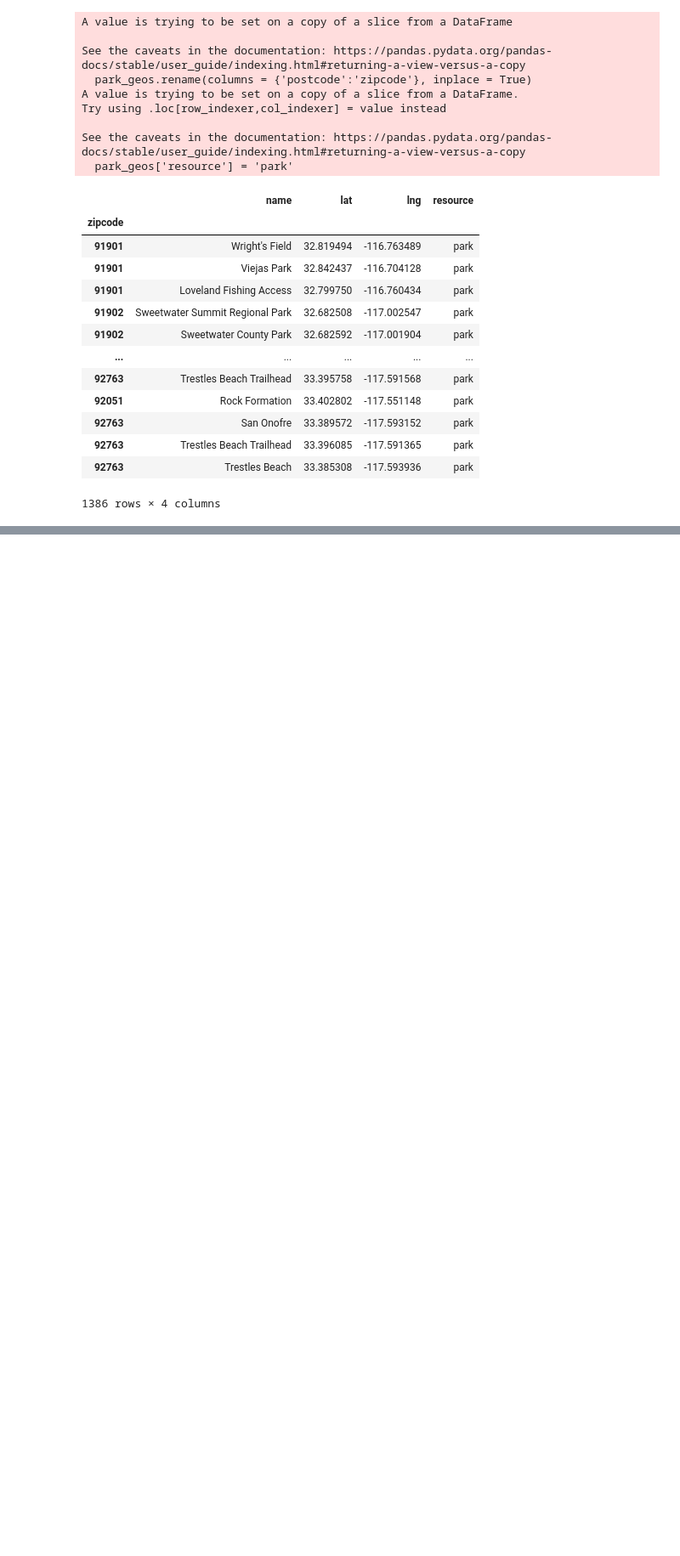
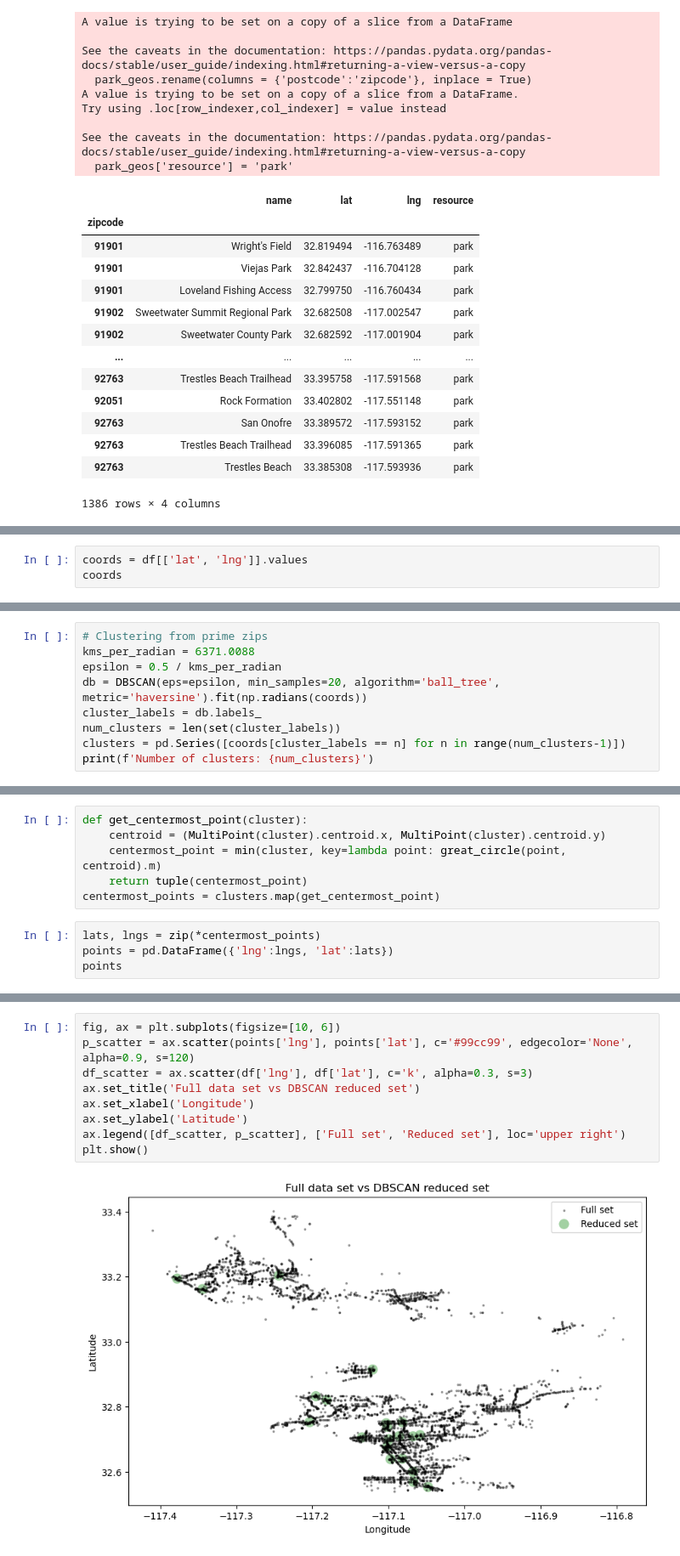
Before and after one commit to tsmtruong/final-project, a Jupyter notebook: clean_geo_all.ipynb, the cells around one changed output, grey strips where cells are left out. Shown at 85% size. Cells and saved outputs as stored; diff of their text form; blank space fills up the shorter version.

Commit message:
DBSCAN Clustering

```diff
--- a/clean_geo_all.ipynb
+++ b/clean_geo_all.ipynb
@@ -218,0 +209,3 @@ fi
+# %%
+coords = df[['lat', 'lng']].values
+coords
@@ -218,0 +230,9 @@ fi
+# %%
+# Clustering from prime zips
+kms_per_radian = 6371.0088
+epsilon = 0.5 / kms_per_radian
+db = DBSCAN(eps=epsilon, min_samples=20, algorithm='ball_tree', metric='haversine').fit(np.radians(coords))
+cluster_labels = db.labels_
+num_clusters = len(set(cluster_labels))
+clusters = pd.Series([coords[cluster_labels == n] for n in range(num_clusters-1)])
+print(f'Number of clusters: {num_clusters}')
@@ -218,0 +241,10 @@ fi
+# %%
+def get_centermost_point(cluster):
+    centroid = (MultiPoint(cluster).centroid.x, MultiPoint(cluster).centroid.y)
+    centermost_point = min(cluster, key=lambda point: great_circle(point, centroid).m)
+    return tuple(centermost_point)
+centermost_points = clusters.map(get_centermost_point)
+# %%
+lats, lngs = zip(*centermost_points)
+points = pd.DataFrame({'lng':lngs, 'lat':lats})
+points
@@ -218,0 +269,11 @@ fi
+# %%
+fig, ax = plt.subplots(figsize=[10, 6])
+p_scatter = ax.scatter(points['lng'], points['lat'], c='#99cc99', edgecolor='None', alpha=0.9, s=120)
+df_scatter = ax.scatter(df['lng'], df['lat'], c='k', alpha=0.3, s=3)
+ax.set_title('Full data set vs DBSCAN reduced set')
+ax.set_xlabel('Longitude')
+ax.set_ylabel('Latitude')
+ax.legend([df_scatter, p_scatter], ['Full set', 'Reduced set'], loc='upper right')
+plt.show()
+# %% [output]
+[figure, added]
```
Also changed, not shown: parts of 23 cells of this notebook.
